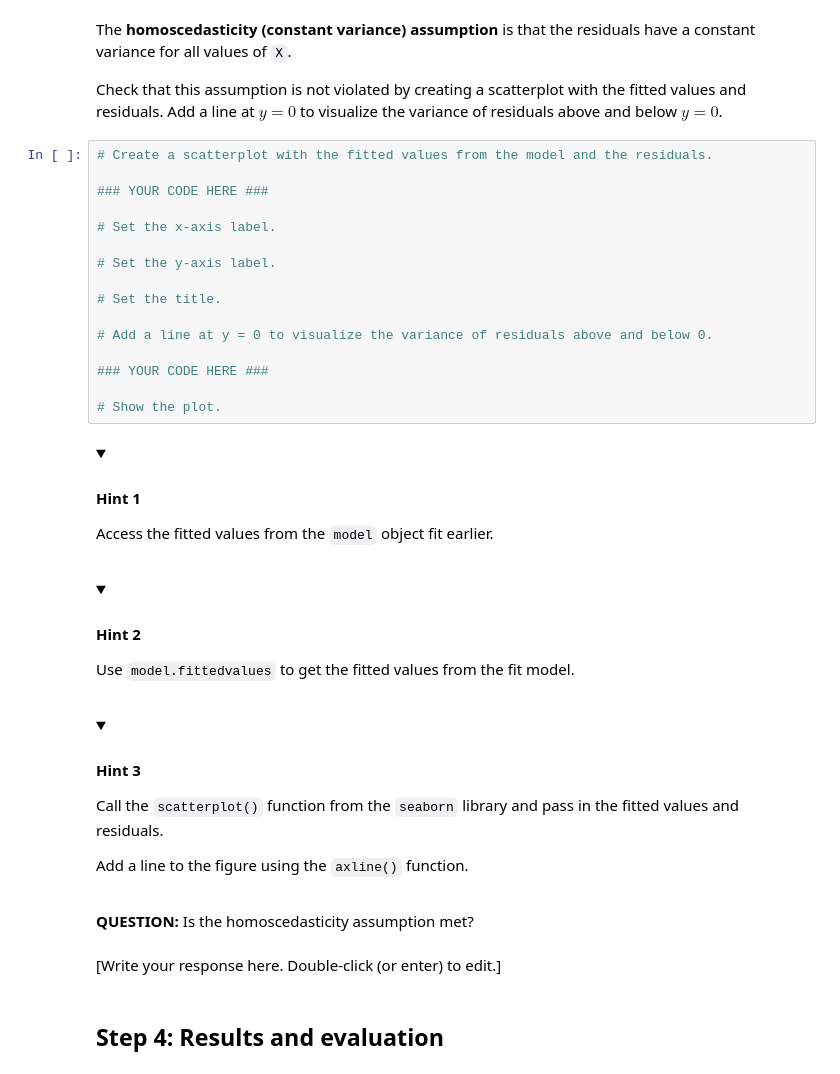
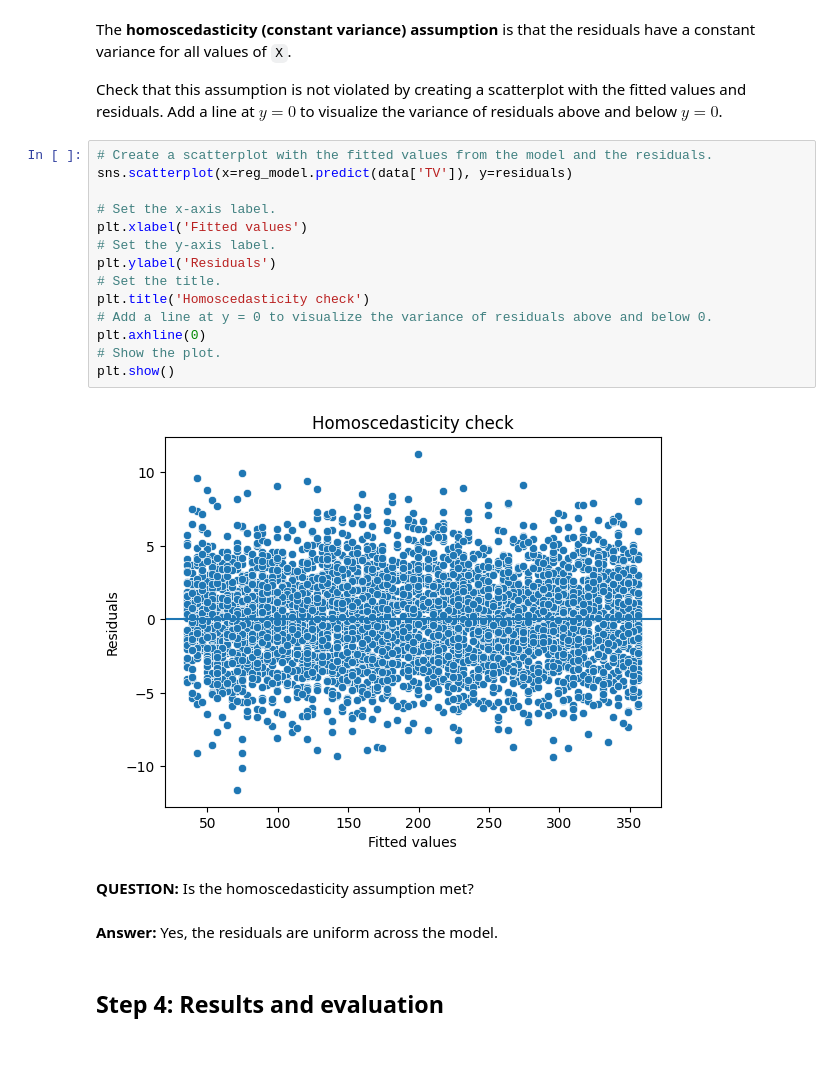
Before and after one commit to dianario/google_advanced_data_analytics, a Jupyter notebook: stats_simple_linear_regression_2/lab_evaluate_simple_linear_regression_2.ipynb, the cells around one changed output. Saved outputs shown, nothing was run; the diff lists cells and outputs as text; folded sections open.

```diff
--- a/stats_simple_linear_regression_2/lab_evaluate_simple_linear_regression_2.ipynb
+++ b/stats_simple_linear_regression_2/lab_evaluate_simple_linear_regression_2.ipynb
@@ -317,47 +275,24 @@ The **homoscedasticity (constant variance) assumption** is that the residuals ha
 Check that this assumption is not violated by creating a scatterplot with the fitted values and residuals. Add a line at $y = 0$ to visualize the variance of residuals above and below $y = 0$.
 # %%
 # Create a scatterplot with the fitted values from the model and the residuals.
-
-### YOUR CODE HERE ###
+sns.scatterplot(x=reg_model.predict(data['TV']), y=residuals)
 
 # Set the x-axis label.
-
+plt.xlabel('Fitted values')
 # Set the y-axis label.
-
+plt.ylabel('Residuals')
 # Set the title.
-
+plt.title('Homoscedasticity check')
 # Add a line at y = 0 to visualize the variance of residuals above and below 0.
-
-### YOUR CODE HERE ###
-
+plt.axhline(0)
 # Show the plot.
+plt.show()
+# %% [output]
+[figure, added]
-# %% [markdown]
-<details>
-<summary><h4><strong>Hint 1</strong></h4></summary>
-
-Access the fitted values from the `model` object fit earlier.
-
-</details>
-# %% [markdown]
-<details>
-<summary><h4><strong>Hint 2</strong></h4></summary>
-
-Use `model.fittedvalues` to get the fitted values from the fit model.
-
-</details>
-# %% [markdown]
-<details>
-<summary><h4><strong>Hint 3</strong></h4></summary>
-
-Call the `scatterplot()` function from the `seaborn` library and pass in the fitted values and residuals.
-
-Add a line to the figure using the `axline()` function.
-
-</details>
 # %% [markdown]
 **QUESTION:** Is the homoscedasticity assumption met?
-# %% [markdown]
-[Write your response here. Double-click (or enter) to edit.]
+# %% [markdown]
+**Answer:** Yes, the residuals are uniform across the model.
 # %% [markdown]
 ## Step 4: Results and evaluation
 # %% [markdown]
```
Also changed, not shown: parts of 30 cells of this notebook.
